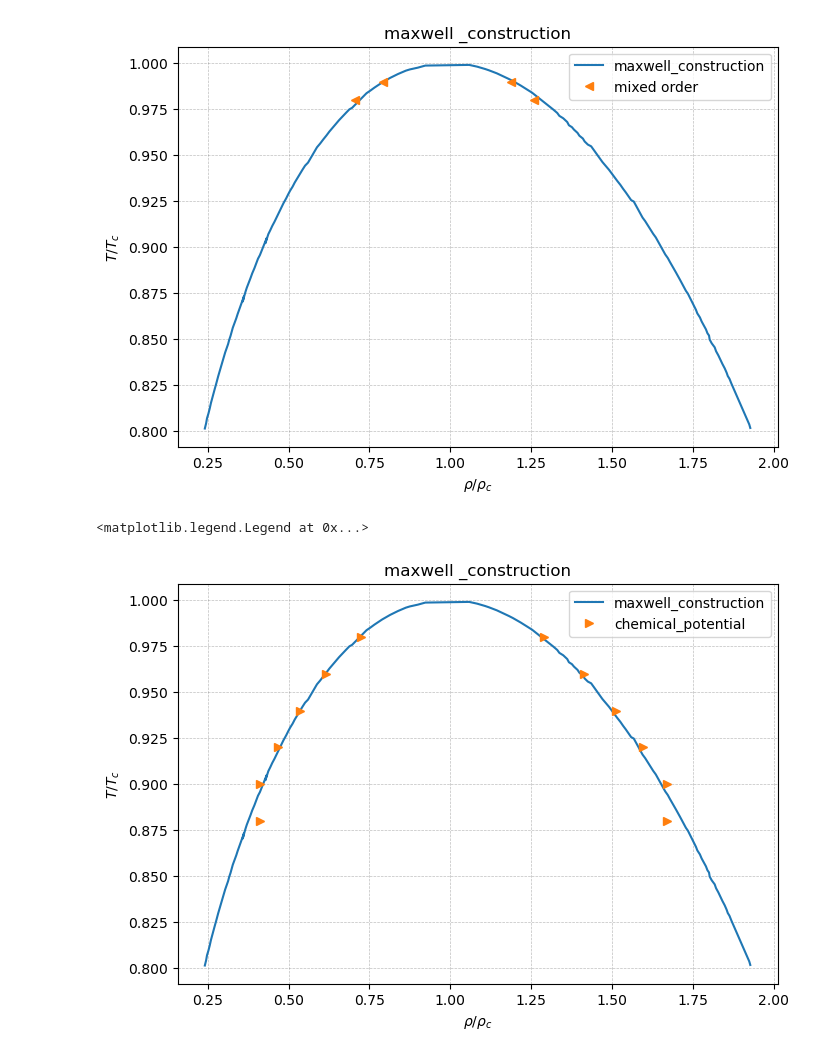
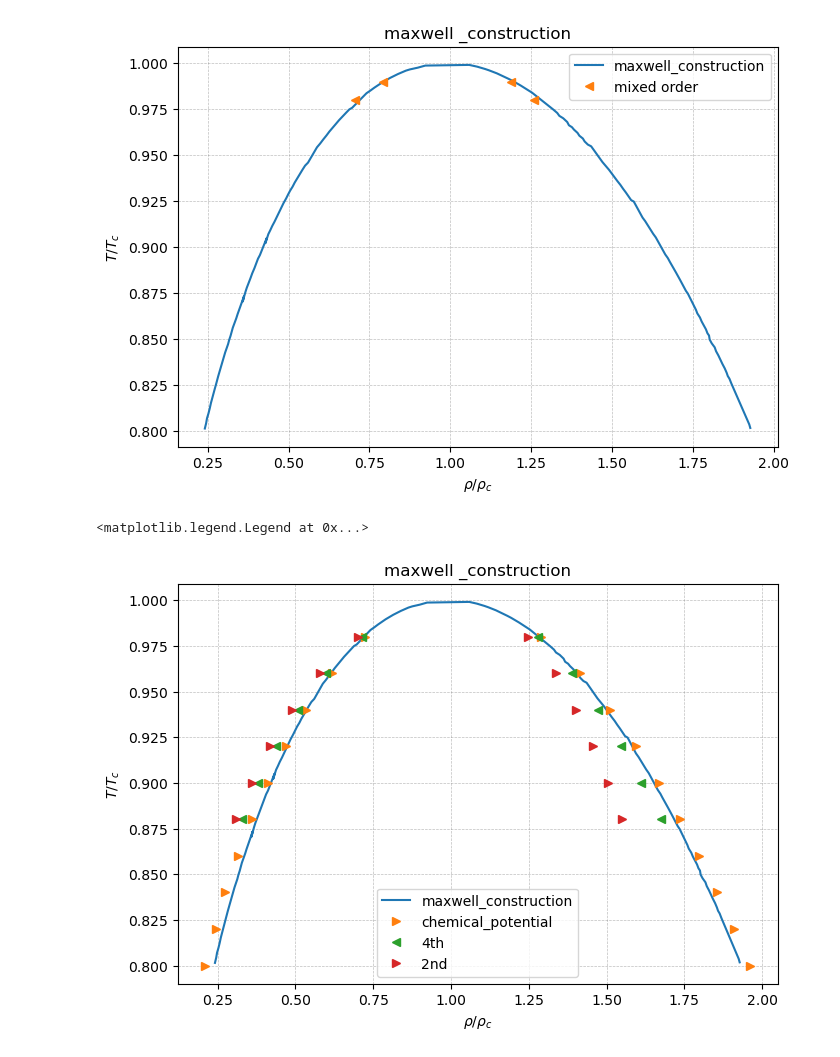
Before and after one commit to Ganesh-Kumar-B/multiphase, a Jupyter notebook: D1Q_VW/testnotebook.ipynb, the cells around one changed output. Saved outputs shown, nothing was run; the diff lists cells and outputs as text; code cells hidden in the pictures.

```diff
--- a/D1Q_VW/testnotebook.ipynb
+++ b/D1Q_VW/testnotebook.ipynb
@@ -94,46 +87,40 @@ d1=np.loadtxt(fname='./datas/maxwell_construction.csv',delimiter = ',',skiprows=
 d2=np.loadtxt(fname='./datas/maxwell_construction_mathematica.csv',delimiter = ',',skiprows=0)
 d3=np.loadtxt(fname='./datas/maxwell_construction_praveen.csv',delimiter = ',',skiprows=0)
 d4=np.loadtxt(fname='./datas/chemical_potential.txt',delimiter = ',',skiprows=1)
+d5=np.loadtxt(fname='./datas/4th.txt',delimiter = ',',skiprows=1)
+d6=np.loadtxt(fname='./datas/2nd.txt',delimiter = ',',skiprows=1)
 
 
 
-# x  = np.array([0.85   ,0.87  ,0.88 ,0.9  ,0.92 ,0.95 ,0.96 ,0.85,0.87,0.88,0.9,0.92,0.95,0.96])
-# y1 = np.array([0.37711,0.4104,0.426,0.357,0.482,0.528,0.572,1.82005,1.7643,1.735,1.676,1.6119,1.529,1.496])
-
-x  = np.array([0.9   ,0.92  ,0.94,0.96,0.9,0.92,0.94,0.96]) #from the chi
-y1 = np.array([0.3574,0.4265,0.5045,0.5944,1.627,1.561,1.48641,1.3975])
-
-rho     = np.concatenate((d2[:,0],d2[:,1]))
-Temp    = np.concatenate((d2[:,2],d2[:,2]))
 
 fig = plt.figure(figsize=(6,4))
 ax1 = fig.add_axes([0,0,1,1])
 
 # ax1.plot(rho,Temp,'.', label = 'Analytical match from Mathematica')
 ax1.plot(d3[:,0],d3[:,1],'-',label = 'maxwell_construction')
 ax1.plot(d4[:,1],d4[:,0],'>',label = 'chemical_potential')
-# ax1.plot(d5[:,1],d5[:,0],'>',label = '2nd')
-# ax1.plot(d6[:,1],d6[:,0],'>',label = 'mixed')
+ax1.plot(d5[:,1],d5[:,0],'<',label = '4th')
+ax1.plot(d6[:,1],d6[:,0],'>',label = '2nd')
 
 # ax1.plot(d5[:,1],d5[:,0],'<',label = 'central difference')
 # ax1.plot(d6[:,1],d6[:,0],'>',label = '2nd order')
 
 
 # ax1.plot(y1,x,'>',label = "pressure_formulation")
 
 
 
 plt.title("maxwell _construction")
 
 
 ax1.set_xlabel(r'$\rho / \rho_{c}$')
 ax1.set_ylabel(r'$T / T_{c}$')
 
 
 #
 
 ax1.grid(alpha=0.5,lw=0.5,ls='--',color='tab:gray')
 ax1.legend()
 # %% [output]
 <matplotlib.legend.Legend at 0x...>
-[figure, old version]
+[figure, new version]
```
Also changed, not shown: parts of 2 cells of this notebook, 3 other files.
